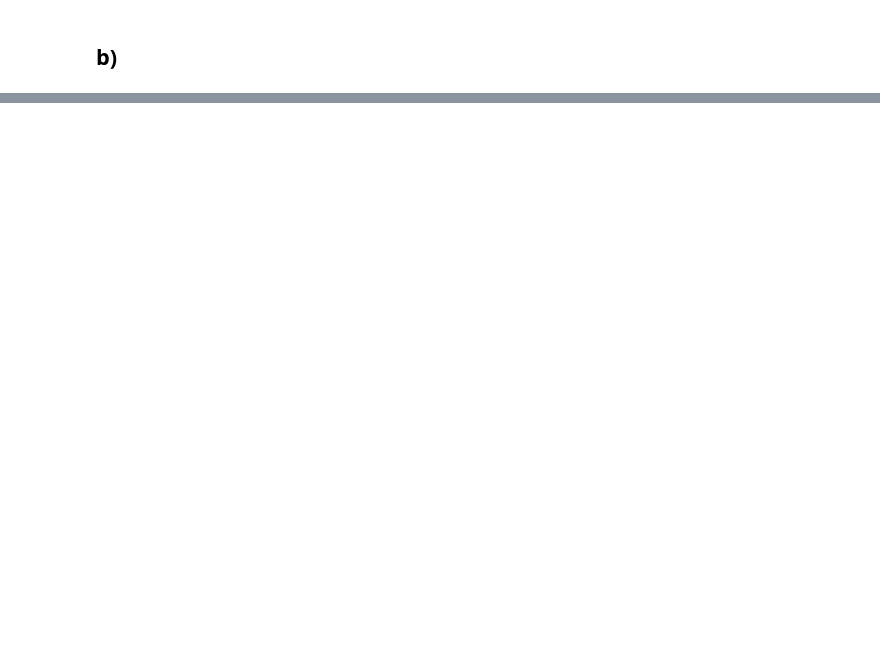
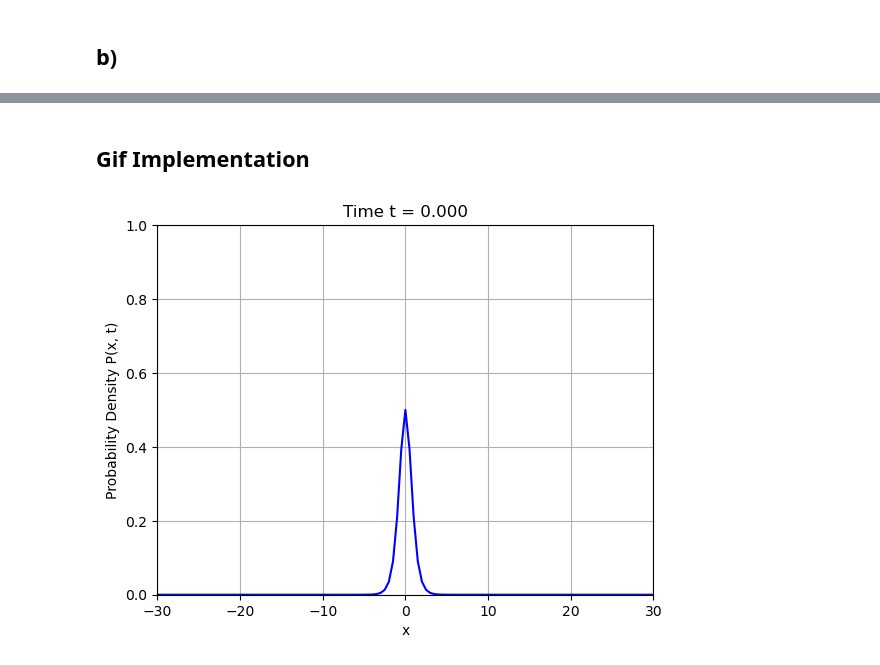
Before and after one commit to caioacleao/Hackaquantum---QS2024-, a Jupyter notebook: Hackaquantum/BEC/Problem 3/Problem 2-3.ipynb, the cells around one changed output, grey strips where cells are left out. Saved outputs shown, nothing was run; the diff lists cells and outputs as text; code cells hidden in the pictures; blank space fills up the shorter version.

```diff
--- a/Hackaquantum/BEC/Problem 3/Problem 2-3.ipynb
+++ b/Hackaquantum/BEC/Problem 3/Problem 2-3.ipynb
@@ -182,0 +364,37 @@ anim.save('probability_density_evolution_b.gif', writer='pillow', fps=20)
+# %% [markdown]
+## Gif Implementation
+# %%
+fig, ax = plt.subplots()
+
+skipsize = 1
+
+def animate(i):
+    ax.clear()
+    ax.plot(x, P_C[:, i], color='blue')
+    ax.set_xlim(x[0], x[-1])
+    ax.set_ylim(0, 1)
+    ax.set_xlabel('x')
+    ax.set_ylabel('Probability Density P(x, t)')
+    ax.set_title(f'Time t = {t[i]:.3f}')
+    ax.grid(True)
+
+#list of frame indices
+frame_indices = range(0, len(t), skipsize)
+
+
+original_interval = 50  # Original interval in milliseconds
+adjusted_interval = original_interval * skipsize
+
+# animation object
+anim = FuncAnimation(
+    fig,
+    animate,
+    frames=frame_indices,   # list of skipped frames
+    interval=adjusted_interval,
+    repeat=False
+)
+
+# Save the animation as a GIF
+anim.save('probability_density_evolution_c.gif', writer='pillow', fps=20)
+# %% [output]
+[figure, added]
```
Also changed, not shown: parts of 12 cells of this notebook, 3 other files.
